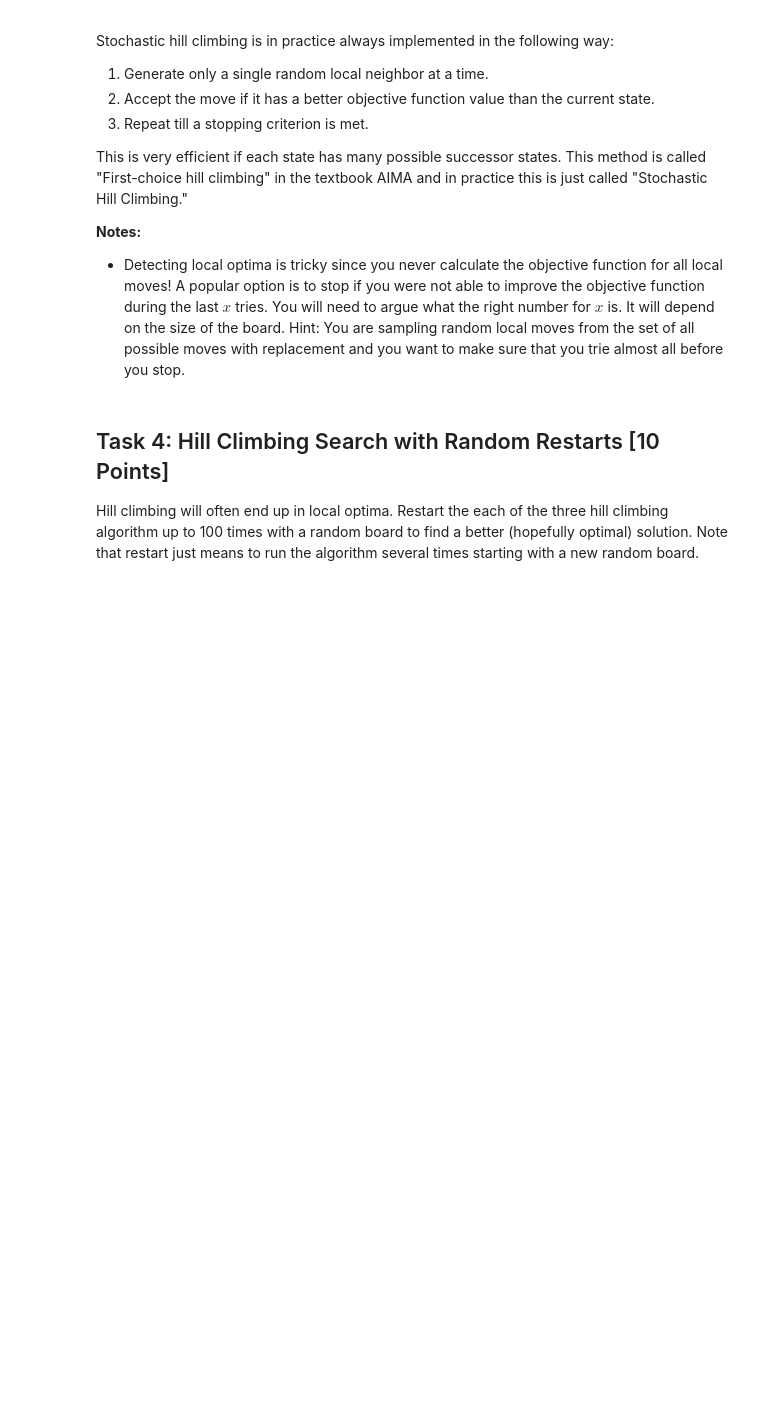
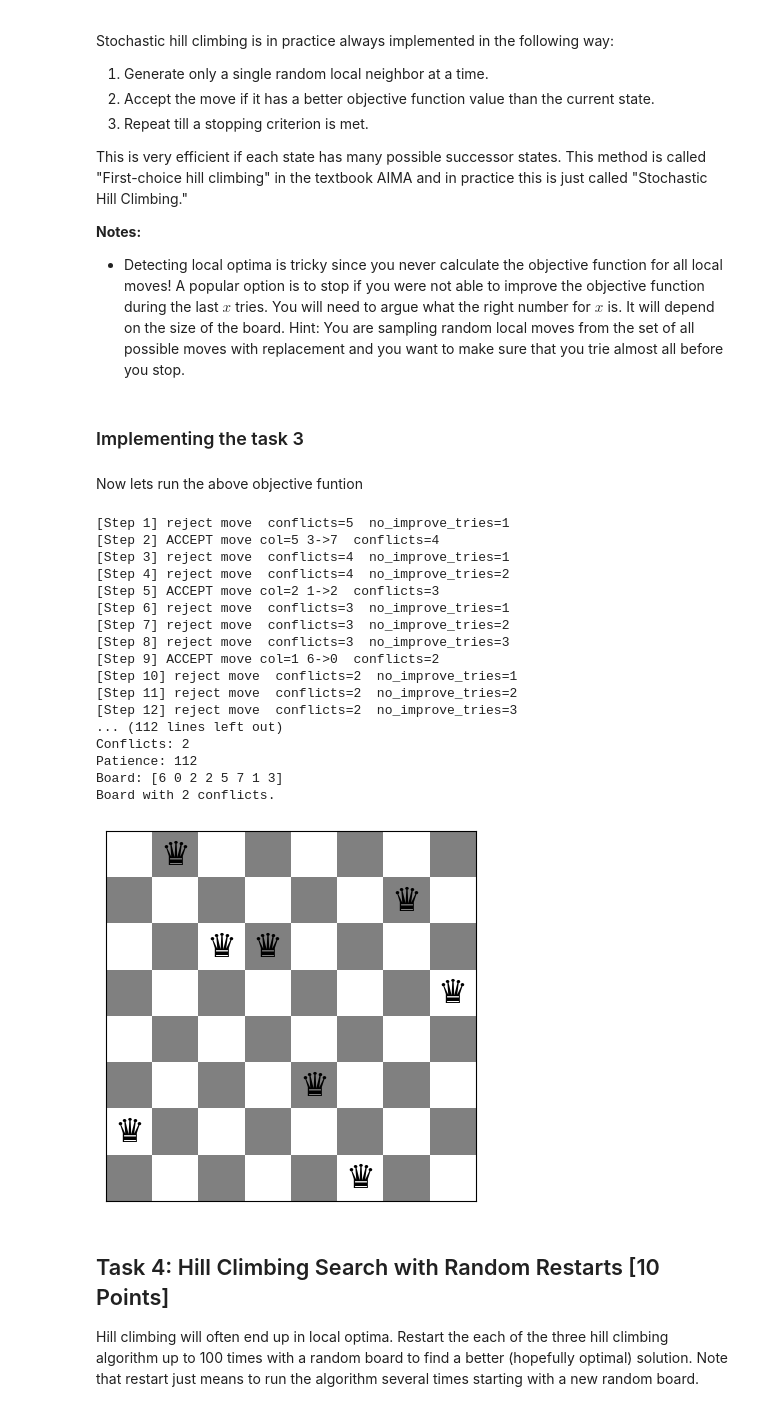
Before and after one commit to monarchythe/Agentic-AI-Lab-Work, a Jupyter notebook: n_queens_Solving_Agent.ipynb, the cells around one changed output. Cells and saved outputs as stored; diff of their text form; code cells hidden in the pictures; blank space fills up the shorter version.

Commit message:
Completed first choice hill climbing and random restart hill climbing

```diff
--- a/n_queens_Solving_Agent.ipynb
+++ b/n_queens_Solving_Agent.ipynb
@@ -349,0 +346,2 @@ __Notes:__
+# %% [markdown]
+### Implementing the task 3
@@ -350,3 +412,27 @@ __Notes:__
+# %% [markdown]
+Now lets run the above objective funtion
+# %%
+res3 = first_choice_hill_climb(8, debug=True, debug_every=1)
+show_run_result(res3, "Task 3: First-choice stochastic")
+# %% [output]
+[Step 1] reject move  conflicts=5  no_improve_tries=1
+[Step 2] ACCEPT move col=5 3->7  conflicts=4
+[Step 3] reject move  conflicts=4  no_improve_tries=1
+[Step 4] reject move  conflicts=4  no_improve_tries=2
+[Step 5] ACCEPT move col=2 1->2  conflicts=3
+[Step 6] reject move  conflicts=3  no_improve_tries=1
+[Step 7] reject move  conflicts=3  no_improve_tries=2
+[Step 8] reject move  conflicts=3  no_improve_tries=3
+[Step 9] ACCEPT move col=1 6->0  conflicts=2
+[Step 10] reject move  conflicts=2  no_improve_tries=1
+[Step 11] reject move  conflicts=2  no_improve_tries=2
+[Step 12] reject move  conflicts=2  no_improve_tries=3
+... (112 lines left out)
+Conflicts: 2
+Patience: 112
+Board: [6 0 2 2 5 7 1 3]
+Board with 2 conflicts.
+[figure, added]
 # %% [markdown]
 ## Task 4: Hill Climbing Search with Random Restarts [10 Points]
 
```
Also changed, not shown: parts of 10 cells of this notebook.
